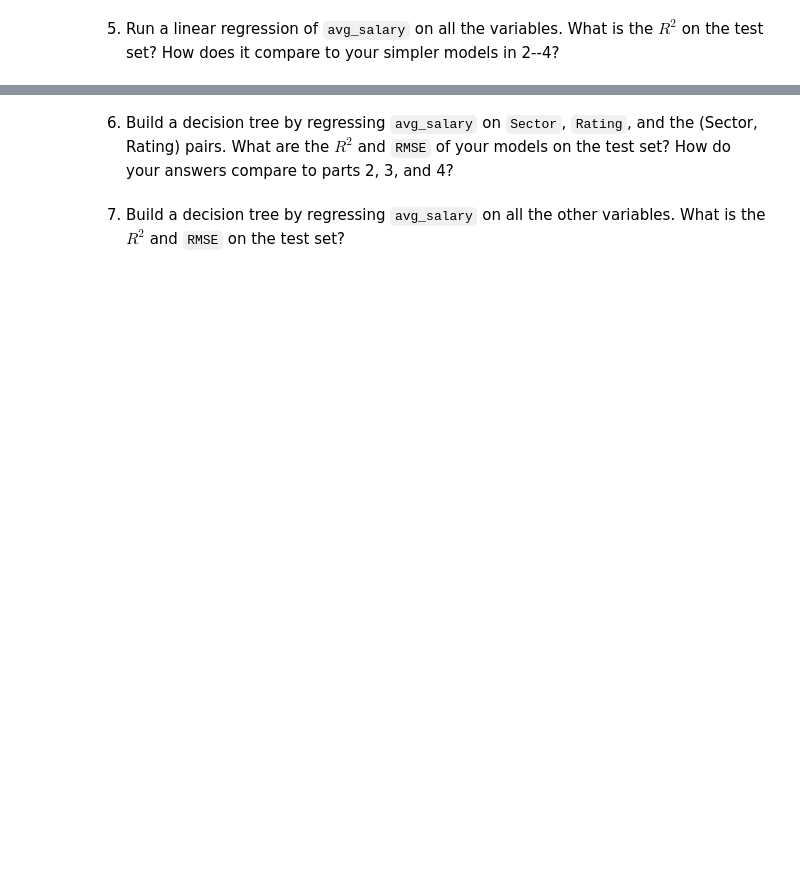
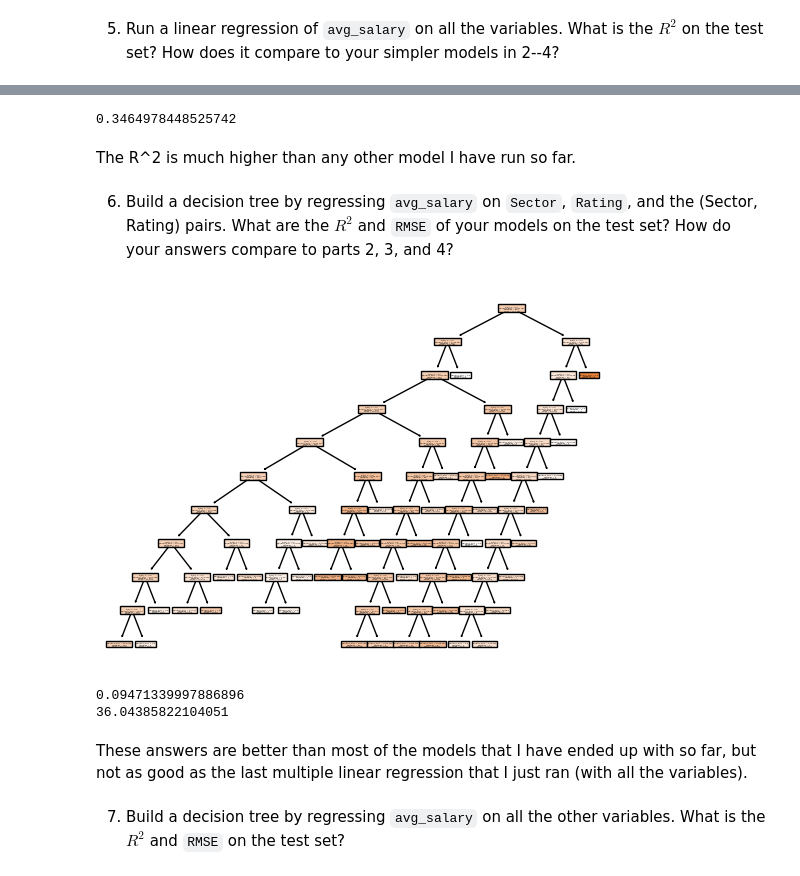
Before and after one commit to chrisk-woods/assignment4, a Jupyter notebook: assignment4.ipynb, the cells around one changed output, grey strips where cells are left out. Saved outputs shown, nothing was run; the diff lists cells and outputs as text; code cells hidden in the pictures; blank space fills up the shorter version.

```diff
--- a/assignment4.ipynb
+++ b/assignment4.ipynb
@@ -772,4 +780,48 @@ Convert one of the arguments to a NumPy array (eg 'ufunc(df1, np.asarray(df2)')
+# %%
+reg = LinearRegression().fit(x, y)
+reg.score(x, y)
+# %% [output]
+0.3464978448525742
+# %% [markdown]
+The R^2 is much higher than any other model I have run so far.
 # %% [markdown]
 6. Build a decision tree by regressing `avg_salary` on `Sector`, `Rating`, and the (Sector, Rating) pairs. What are the $R^2$ and `RMSE` of your models on the test set? How do your answers compare to parts 2, 3, and 4?
+# %%
+## Decision Trees sample code:
+
+x=x5
+y=df['avg_salary']
+
+from sklearn.model_selection import train_test_split
+X_train, X_test, y_train, y_test = train_test_split(x, y, test_size=0.2, random_state=50)
+TSS = np.sum( (y_test - y_train.mean())**2 )
+N_test = len(y_test)
+
+## Decision Trees sample code:
+from sklearn import tree
+
+model = tree.DecisionTreeRegressor(max_depth=10) # Fit the classifier
+cart = model.fit(X_train, y_train)
+tree.plot_tree(cart,filled=True)
+plt.show()
+
+## Make Predictions on the Test Set
+y_hat_cart = cart.predict(X_test)
+residuals_cart = y_test - y_hat_cart
+
+## Metrics:
+SSE_cart = np.sum( (y_test-y_hat_cart)**2 )
+MSE_cart = (1/N_test)*np.sum( (y_test-y_hat_cart)**2 )
+RMSE_cart = (SSE_cart/N_test)**(1/2)
+R2_cart = 1 - SSE_cart/TSS
+
+print(R2_cart)
+print(RMSE_cart)
+# %% [output]
+[figure, added]
+0.09471339997886896
+36.04385822104051
+# %% [markdown]
+These answers are better than most of the models that I have ended up with so far, but not as good as the last multiple linear regression that I just ran (with all the variables).
 # %% [markdown]
 7. Build a decision tree by regressing `avg_salary` on all the other variables. What is the $R^2$ and `RMSE` on the test set?
```
Also changed, not shown: parts of 24 cells of this notebook.
